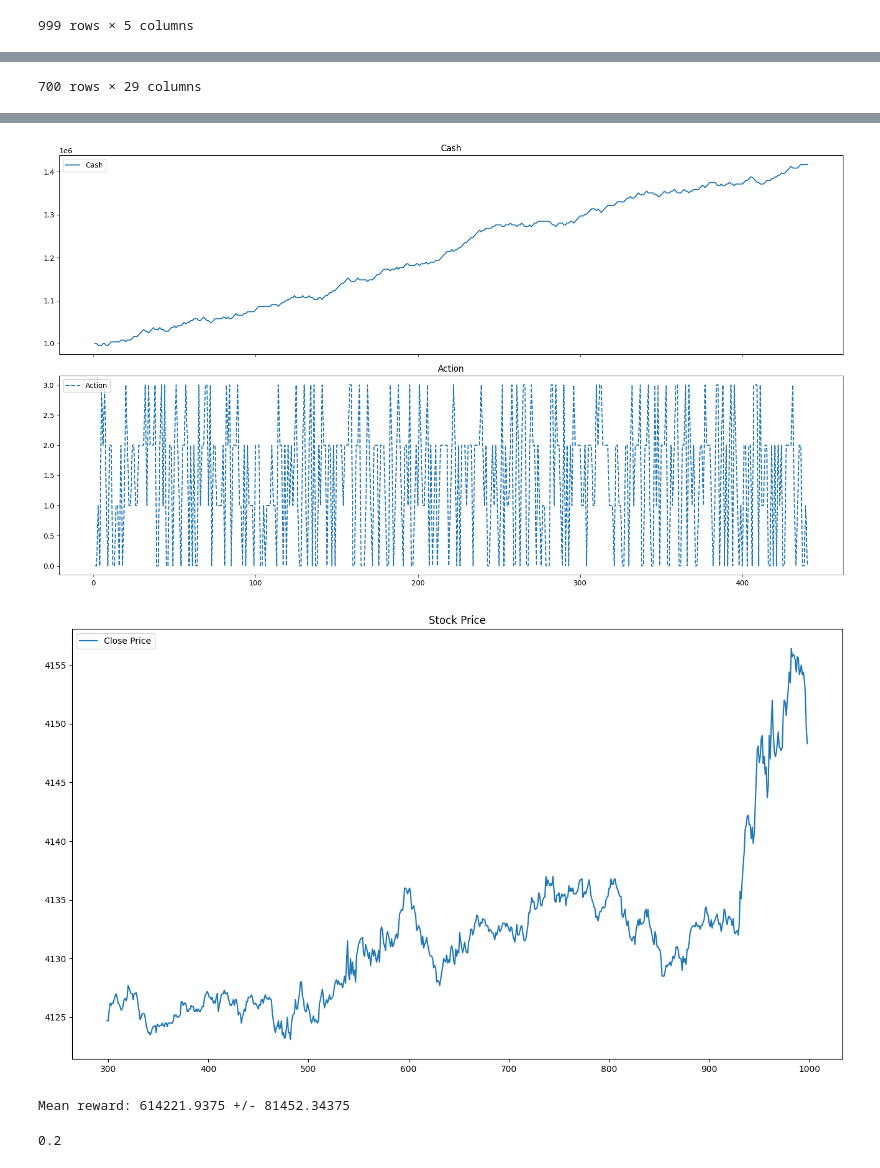
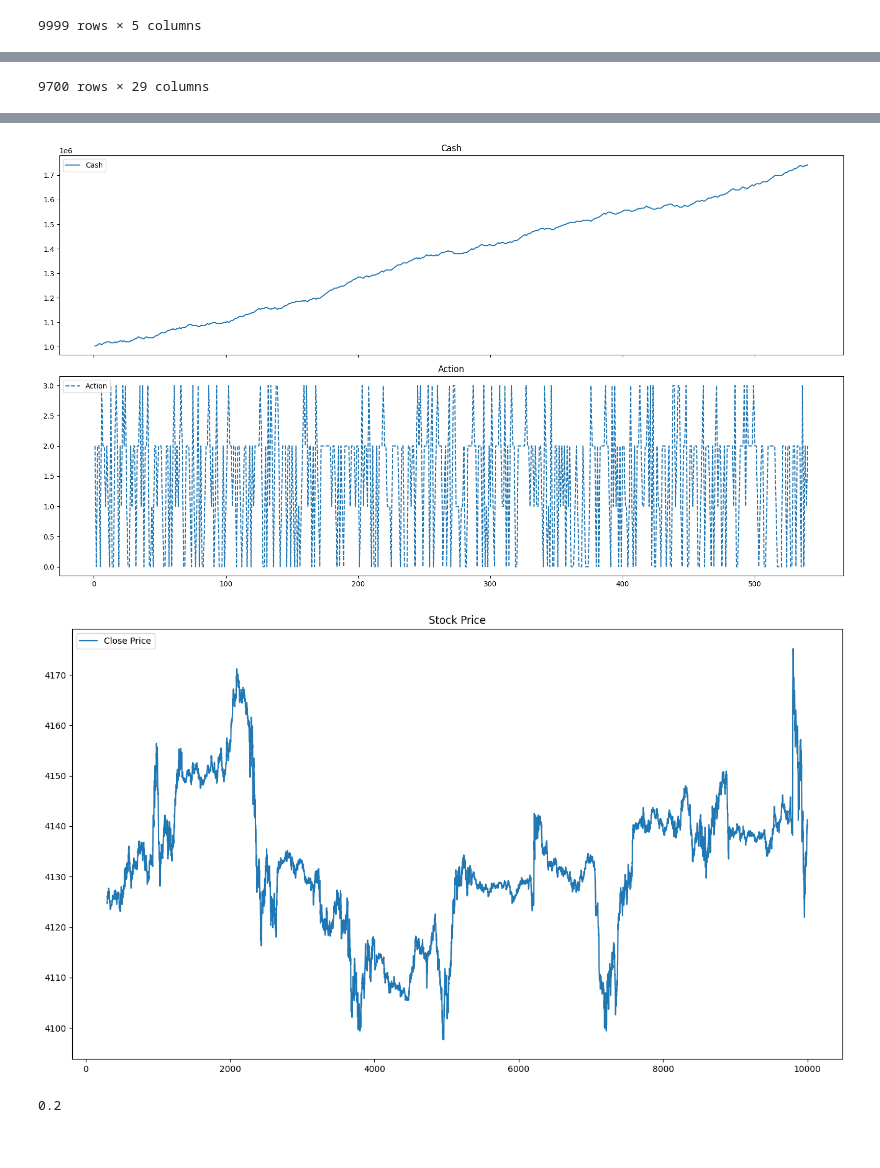
Before and after one commit to pixcelo/gmo-algo-trading, a Jupyter notebook: train/RL_PPO.ipynb, the cells around one changed output, grey strips where cells are left out. Cells and saved outputs as stored; diff of their text form; code cells hidden in the pictures.

```diff
--- a/train/RL_PPO.ipynb
+++ b/train/RL_PPO.ipynb
@@ -122,14 +123,6 @@ class TradingEnv(gym.Env):
                 pass
 
         reward = self.cash - previous_cash  # Reward is only based on change in cash
-
-        # 1回の取引で5%以上の損失が出た場合、報酬からペナルティを引く
-        if reward < -0.05 * obs['close']:
-            reward -= 0.05 * obs['close']
-
-        # 長期保有に対するペナルティ（アクションが'Hold'の場合）
-        if action == 0:  # Hold
-            reward -= 0.001 * obs['close']  # 0.1%のペナルティ
 
         self.current_step += 1
 
@@ -205,7 +198,7 @@ def evaluate(model, num_episodes=100):
 
     print(f"Mean reward: {mean_reward} +/- {np.std(all_rewards)}")
 # %%
-df = pd.read_csv('../csv/test_combined_data_small.csv')
+df = pd.read_csv('../csv/test_combined_data_10000.csv')
 
 # 日付は文字列のまま読み込むことができないため、最小の日付からの経過秒数に変換
 df['date'] = pd.to_datetime(df['date'])
@@ -230,12 +223,12 @@ env.plot_history()
 # evaluate model
 evaluate(model, num_episodes=100)
 
-model.save("../model/RL_v2")
+model.save("../model/PPO")
 
 from stable_baselines3.common.utils import get_schedule_fn
 
 # モデルの読み込み
-model = PPO.load("../model/RL_v2", clip_range=get_schedule_fn(0.2))
+model = PPO.load("../model/PPO", clip_range=get_schedule_fn(0.2))
 # %% [output]
 |  | date | open | high | low | close |
 | 0 | 0.0 | 4130.3 | 4132.3 | 4128.5 | 4128.9 |
@@ -252,4 +245,4 @@ model = PPO.load("../model/RL_v2", clip_range=get_schedule_fn(0.2))
-999 rows × 5 columns
+9999 rows × 5 columns
 |  | date | open | high | low | close | RSI8 | RSI14 | RSI_ST | RSI_LOG | MACD | ... | ... |
 | 299 | 17940.0 | 4125.2 | 4125.2 | 4124.3 | 4124.7 | 48.606700 | 48.170026 | 0.011678 | 3.874737 | -0.113139 | ... | ... |
 | 300 | 18000.0 | 4124.7 | 4125.0 | 4124.7 | 4124.7 | 48.606700 | 48.170026 | 0.011678 | 3.874737 | -0.109404 | ... | ... |
@@ -265,4 +258,4 @@ model = PPO.load("../model/RL_v2", clip_range=get_schedule_fn(0.2))
-700 rows × 29 columns
+9700 rows × 29 columns
 Using cpu device
 Wrapping the env with a `Monitor` wrapper
 Wrapping the env in a DummyVecEnv.
@@ -282,7 +275,6 @@ Logging to ./ppo_tensorboard/PPO_25
 ------------------------------------------
-[figure, old version]
+[figure, new version]
-[figure, old version]
+[figure, new version]
-Mean reward: 614221.9375 +/- 81452.34375
 # %%
 # clip_range の現在の値を取得
 current_clip_range = model.clip_range(1.0)
```
Also changed, not shown: parts of 3 cells of this notebook.
